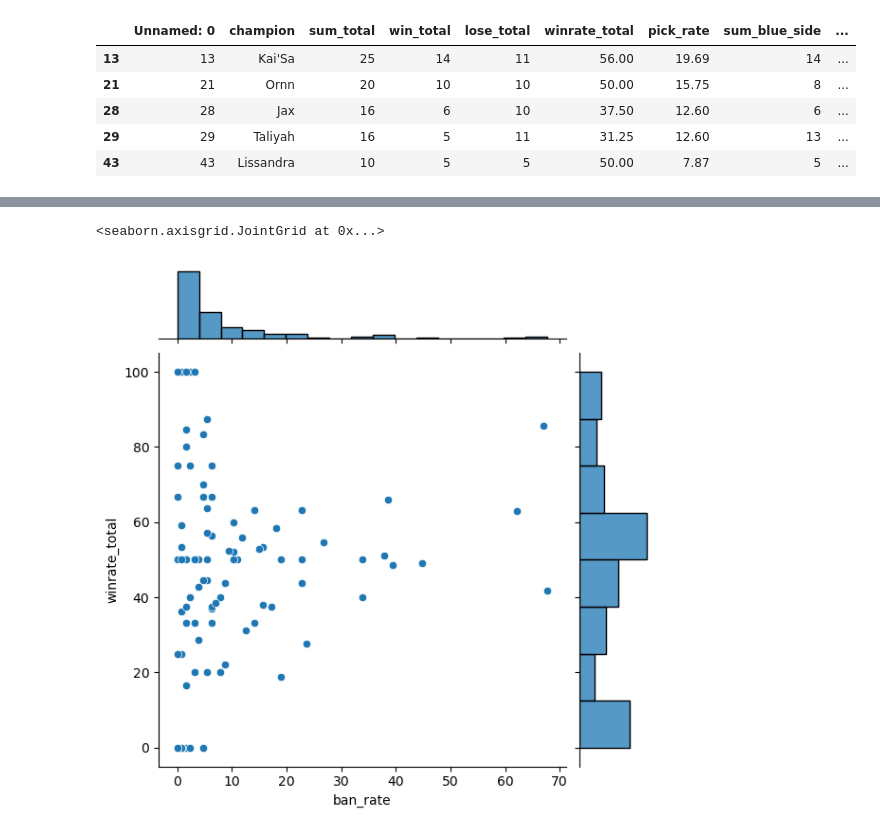
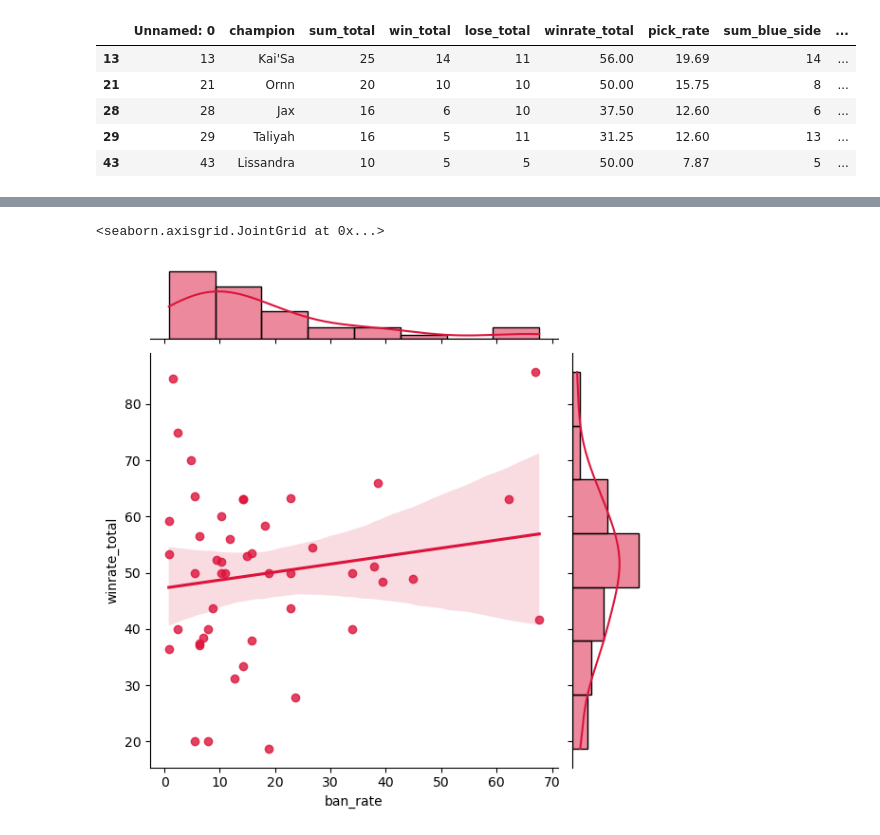
Before and after one commit to AMEY-GAIKAR/Kaggle-Colaboratory, a Jupyter notebook: worlds2022.ipynb, the cells around one changed output, grey strips where cells are left out. Cells and saved outputs as stored; diff of their text form; code cells hidden in the pictures.

```diff
--- a/worlds2022.ipynb
+++ b/worlds2022.ipynb
@@ -295,7 +415,11 @@ px.bar(df, x='champion', y='side_diff', color='side_diff', color_continuous_scal
 # %% [output]
 [interactive output not drawn]
 # %%
-sns.jointplot(df, x='ban_rate', y='winrate_total')
+sns.jointplot(new_df,
+              x='ban_rate',
+              y='winrate_total',
+              color='crimson',
+              kind='reg')
 # %% [output]
 <seaborn.axisgrid.JointGrid at 0x...>
-[figure, old version]
+[figure, new version]
```
Also changed, not shown: parts of 22 cells of this notebook.
